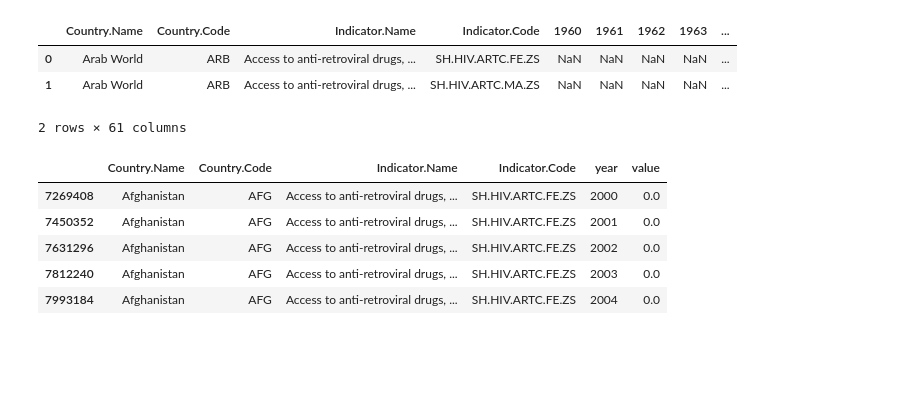
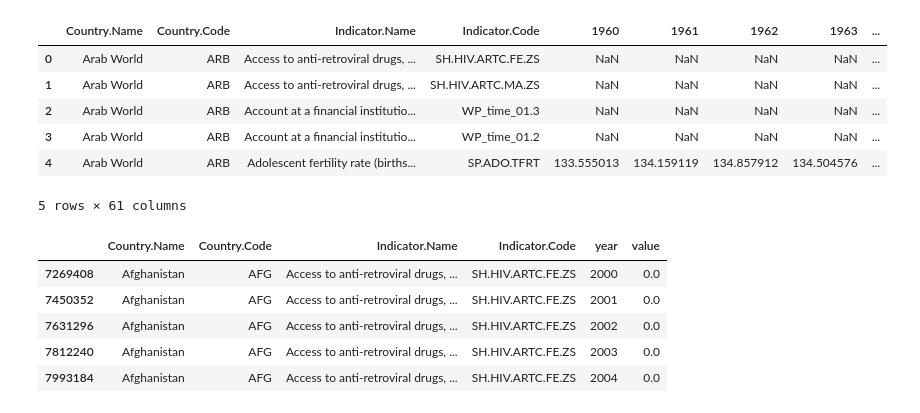
Before and after one commit to circushaase/Capstone-1_WorldBank_GenderData, a Jupyter notebook: data_wrangling.ipynb, the cells around one changed output. Drawn from its saved outputs; the diff is of its cells as text; code cells hidden in the pictures; blank space fills up the shorter version.

```diff
--- a/data_wrangling.ipynb
+++ b/data_wrangling.ipynb
@@ -18,12 +18,15 @@ from fancyimpute import MICE
 #read data set into a pandas dataframe
 df = pd.read_csv('~/Documents/Repository/Capstone-1_WorldBank_GenderData/Data.csv')
 # %%
-df.head(2)
+df.head()
 # %% [output]
 |  | Country.Name | Country.Code | Indicator.Name | Indicator.Code | 1960 | 1961 | 1962 | 1963 | ... |
 | 0 | Arab World | ARB | Access to anti-retroviral drugs, ... | SH.HIV.ARTC.FE.ZS | NaN | NaN | NaN | NaN | ... |
 | 1 | Arab World | ARB | Access to anti-retroviral drugs, ... | SH.HIV.ARTC.MA.ZS | NaN | NaN | NaN | NaN | ... |
+| 2 | Arab World | ARB | Account at a financial institutio... | WP_time_01.3 | NaN | NaN | NaN | NaN | ... |
+| 3 | Arab World | ARB | Account at a financial institutio... | WP_time_01.2 | NaN | NaN | NaN | NaN | ... |
+| 4 | Arab World | ARB | Adolescent fertility rate (births... | SP.ADO.TFRT | 133.555013 | 134.159119 | 134.857912 | 134.504576 | ... |
-2 rows × 61 columns
+5 rows × 61 columns
 # %%
 # Melting the individual years columns to be one column with the individual years as rows
 id_vars = ["Country.Name",
```
Also changed, not shown: 4 other files.
